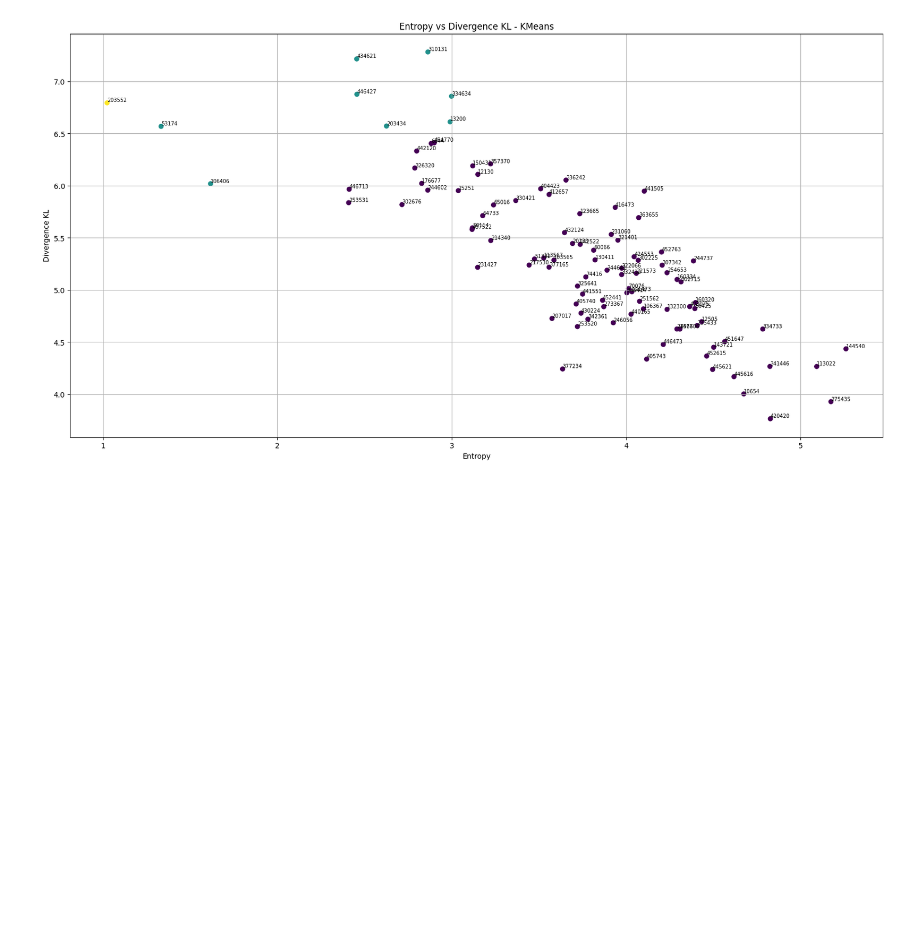
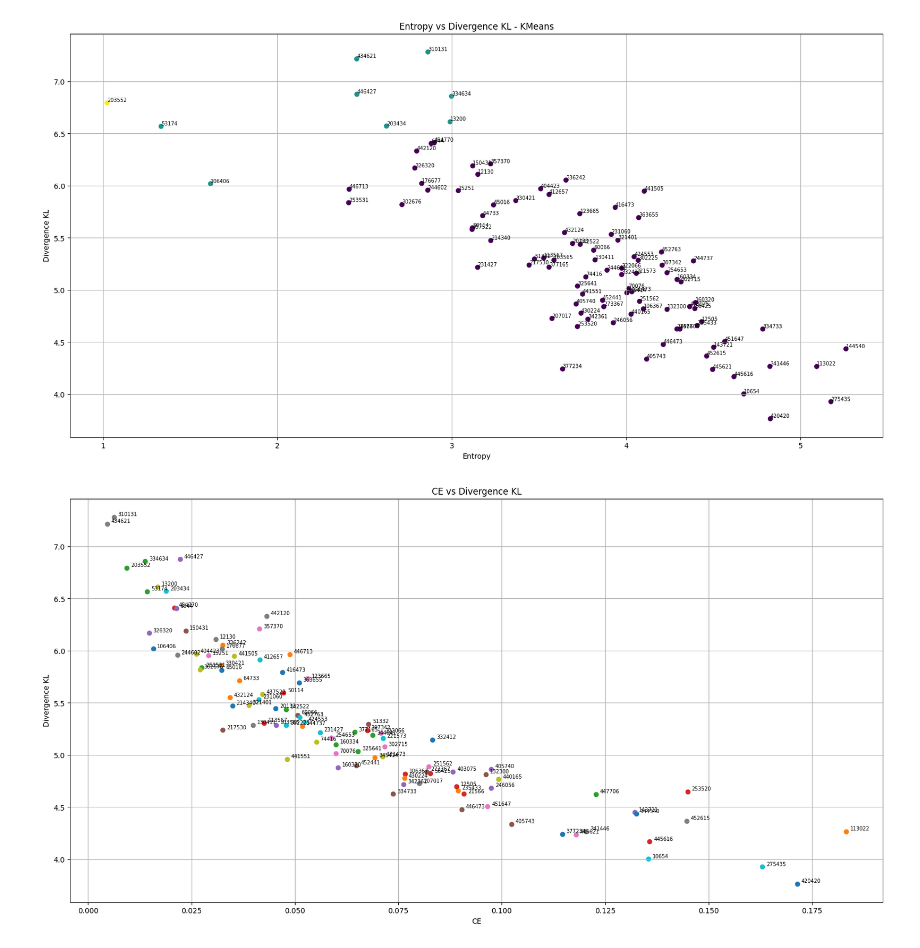
Before and after one commit to angelmdezhdez/thesis, a Jupyter notebook: similarity.ipynb, the cells around one changed output. Saved outputs shown, nothing was run; the diff lists cells and outputs as text; code cells hidden in the pictures; blank space fills up the shorter version.

Commit message:
KL divergence3

```diff
--- a/similarity.ipynb
+++ b/similarity.ipynb
@@ -191,3 +191,16 @@ plt.savefig(f'{dir}/entropy_vs_div_kl_kmeans.png')
 plt.show()
 # %% [output]
 [figure]
+# %%
+plt.figure(figsize=(20, 10))
+for i in range(n):
+    plt.scatter(projected_data[i, 1], projected_data2[i, 1])
+    plt.text(projected_data[i, 1] + 0.001, projected_data2[i, 1] + 0.001, str(users[i]), fontsize=7, ha='left', va='bottom')
+plt.xlabel('CE')
+plt.ylabel('Divergence KL')
+plt.title('CE vs Divergence KL')
+plt.grid()
+plt.savefig(f'{dir}/ce_vs_div_kl.png')
+plt.show()
+# %% [output]
+[figure, added]
```
Also changed, not shown: parts of 3 cells of this notebook.
